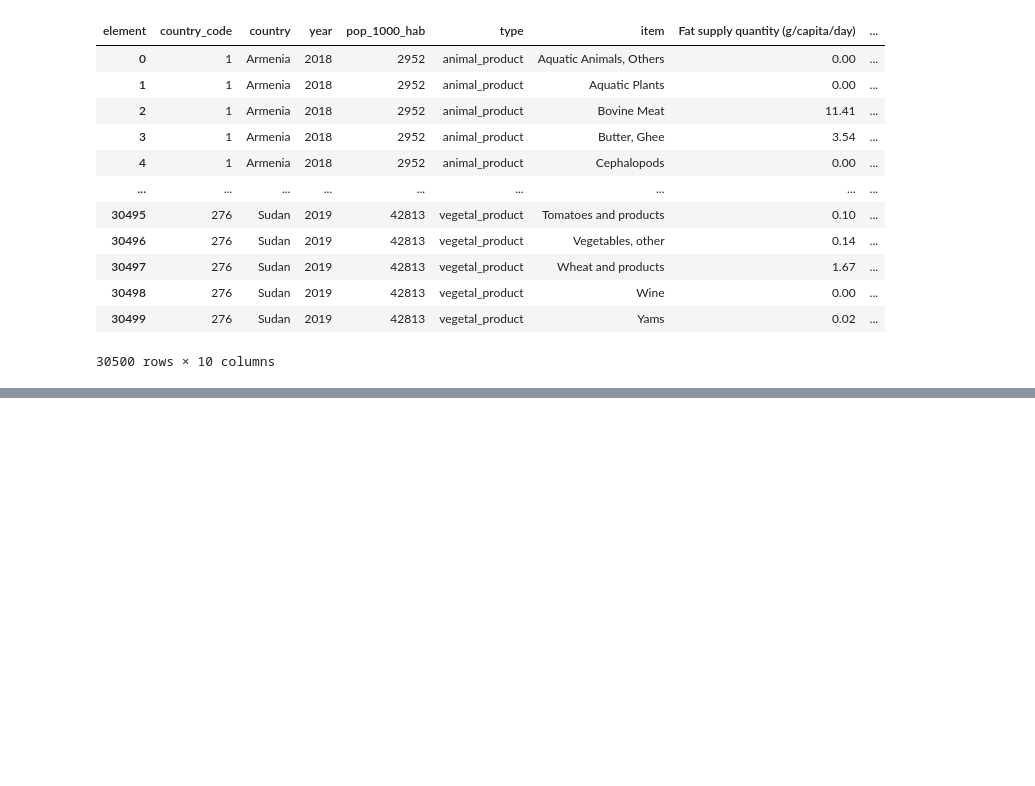
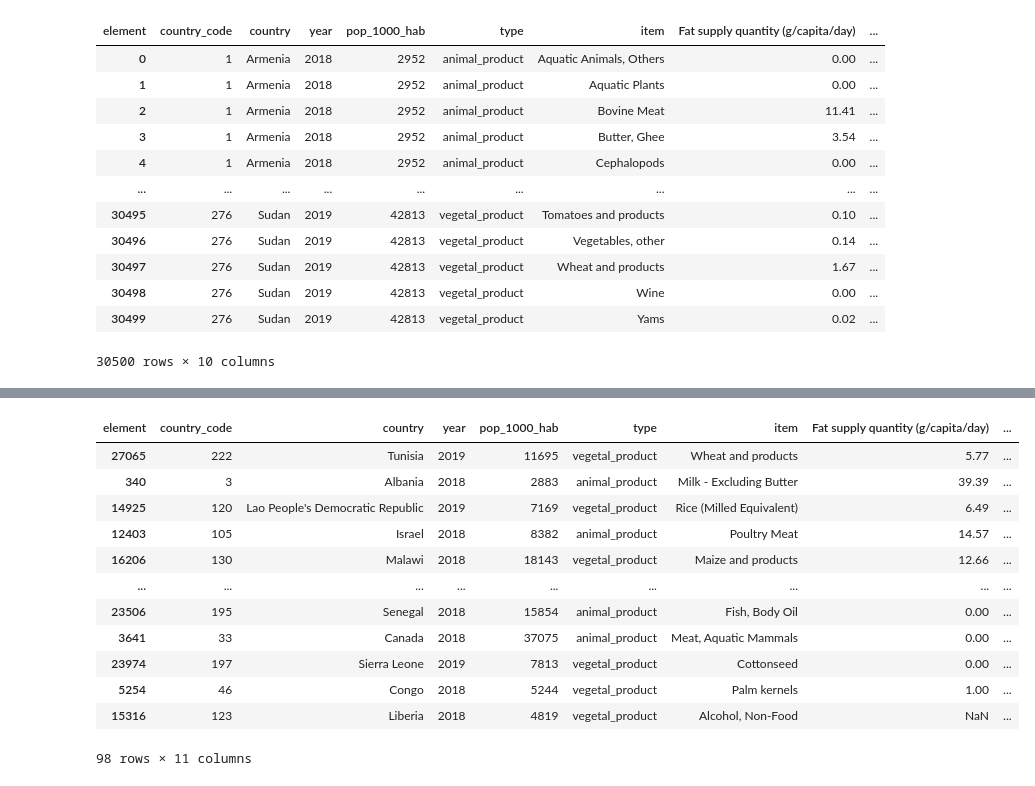
Before and after one commit to subut0n/DemographyNutritionFAO, a Jupyter notebook: faostats.ipynb, the cells around one changed output, grey strips where cells are left out. Saved outputs shown, nothing was run; the diff lists cells and outputs as text; code cells hidden in the pictures; blank space fills up the shorter version.

```diff
--- a/faostats.ipynb
+++ b/faostats.ipynb
@@ -329,0 +396,16 @@ df['developed'].isin() = False
+# %%
+df.sort_values(by='Protein supply quantity (g/capita/day)', ascending=False).drop_duplicates(subset='item')
+# %% [output]
+| element | country_code | country | year | pop_1000_hab | type | item | Fat supply quantity (g/capita/day) | ... |
+| 27065 | 222 | Tunisia | 2019 | 11695 | vegetal_product | Wheat and products | 5.77 | ... |
+| 340 | 3 | Albania | 2018 | 2883 | animal_product | Milk - Excluding Butter | 39.39 | ... |
+| 14925 | 120 | Lao People's Democratic Republic | 2019 | 7169 | vegetal_product | Rice (Milled Equivalent) | 6.49 | ... |
+| 12403 | 105 | Israel | 2018 | 8382 | animal_product | Poultry Meat | 14.57 | ... |
+| 16206 | 130 | Malawi | 2018 | 18143 | vegetal_product | Maize and products | 12.66 | ... |
+| ... | ... | ... | ... | ... | ... | ... | ... | ... |
+| 23506 | 195 | Senegal | 2018 | 15854 | animal_product | Fish, Body Oil | 0.00 | ... |
+| 3641 | 33 | Canada | 2018 | 37075 | animal_product | Meat, Aquatic Mammals | 0.00 | ... |
+| 23974 | 197 | Sierra Leone | 2019 | 7813 | vegetal_product | Cottonseed | 0.00 | ... |
+| 5254 | 46 | Congo | 2018 | 5244 | vegetal_product | Palm kernels | 1.00 | ... |
+| 15316 | 123 | Liberia | 2018 | 4819 | vegetal_product | Alcohol, Non-Food | NaN | ... |
+98 rows × 11 columns
```
Also changed, not shown: parts of 16 cells of this notebook, 1 other file.
